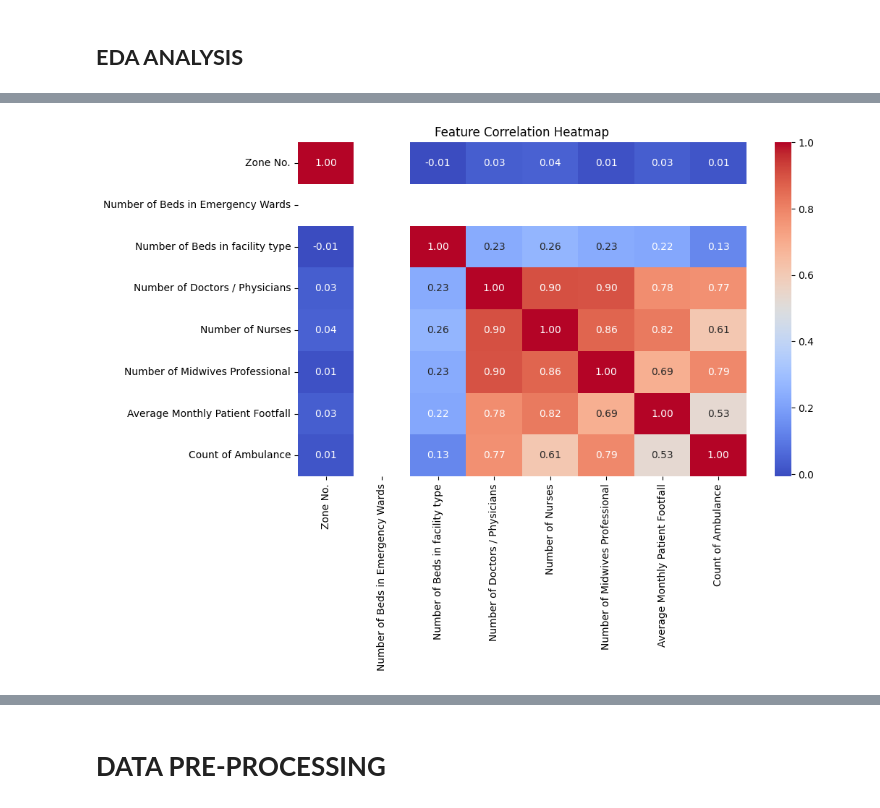
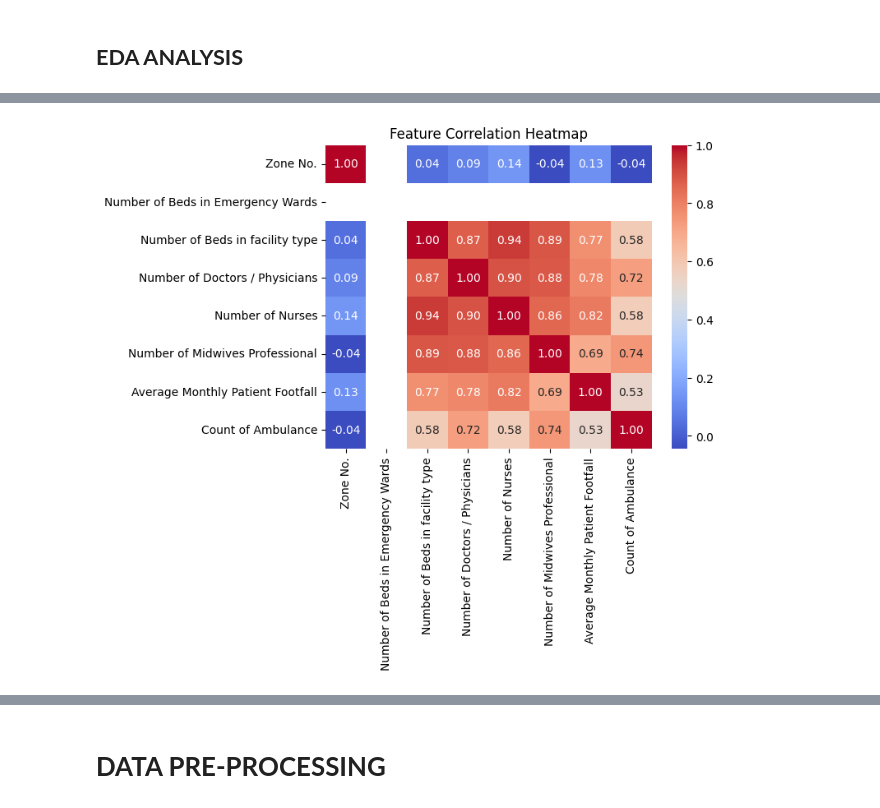
Before and after one commit to shubhampandey78/Public-Service-Demand-Forecasting, a Jupyter notebook: MPR_SEM6.ipynb, the cells around one changed output, grey strips where cells are left out. Drawn from its saved outputs; the diff is of its cells as text; code cells hidden in the pictures.

```diff
--- a/MPR_SEM6.ipynb
+++ b/MPR_SEM6.ipynb
@@ -328,21 +212 @@ Count of Ambulance                       float64
 dtype: object
-# %%
-# List of columns that should be numeric
-numeric_columns = [
-    'Number of Beds in Emergency Wards',
-    'Number of Doctors / Physicians',
-    'Number of Nurses',
-    'Number of Midwives Professional',
-    'Average Monthly Patient Footfall',
-    'Count of Ambulance'
-]
-
-# Convert these columns to numeric, handling errors
-for col in numeric_columns:
-    if col in df.columns:  # Ensure column exists
-        df[col] = df[col].astype(str).str.strip()  # Remove spaces
-        df[col] = pd.to_numeric(df[col], errors='coerce')  # Convert to numeric, set errors as NaN
-
-# Check final column data types
-print("\nUpdated Column Data Types:")
-print(df.dtypes)
@@ -367,0 +213,5 @@ dtype: object
+# %%
+# Check columns that are still of object data type
+object_columns = df.select_dtypes(include=['object']).columns
+print("\nColumns still of object type:")
+print(object_columns)
@@ -367,0 +224,5 @@ dtype: object
+# %%
+# Check the first few rows of each column with object data type
+for col in object_columns:
+    print(f"\nInspecting column: {col}")
+    print(df[col].unique())  # Inspect unique values for odd characters or patterns
@@ -367,0 +247,10 @@ dtype: object
+# %%
+# Verify columns before dropping
+columns_to_drop = ['City Name','Zone Name', 'Ward Name', 'Facility Name']
+missing_columns = [col for col in columns_to_drop if col not in df.columns]
+
+if not missing_columns:
+    # Drop the columns if they exist
+    df = df.drop(columns=columns_to_drop)
+else:
+    print(f"These columns are missing from the DataFrame: {missing_columns}")
@@ -471,9 +407,9 @@ plt.show()
 # %%
-plt.figure(figsize=(10, 6))
+# Cell 6: Correlation heatmap for numerical columns
 numeric_df = df.select_dtypes(include=['number'])  # Select only numerical columns
 sns.heatmap(numeric_df.corr(), annot=True, cmap="coolwarm", fmt=".2f")
 plt.title("Feature Correlation Heatmap")
 plt.show()
 # %% [output]
-[figure, old version]
+[figure, new version]
 # %%
```
Also changed, not shown: parts of 67 cells of this notebook.
